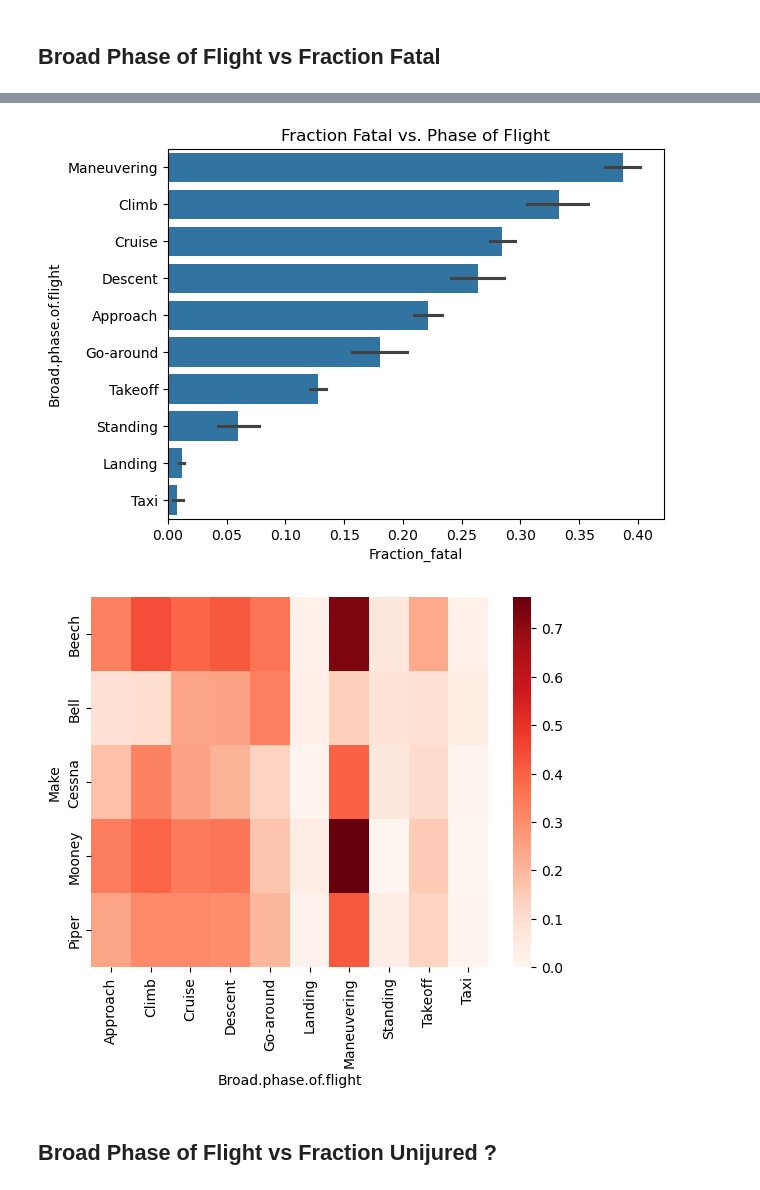
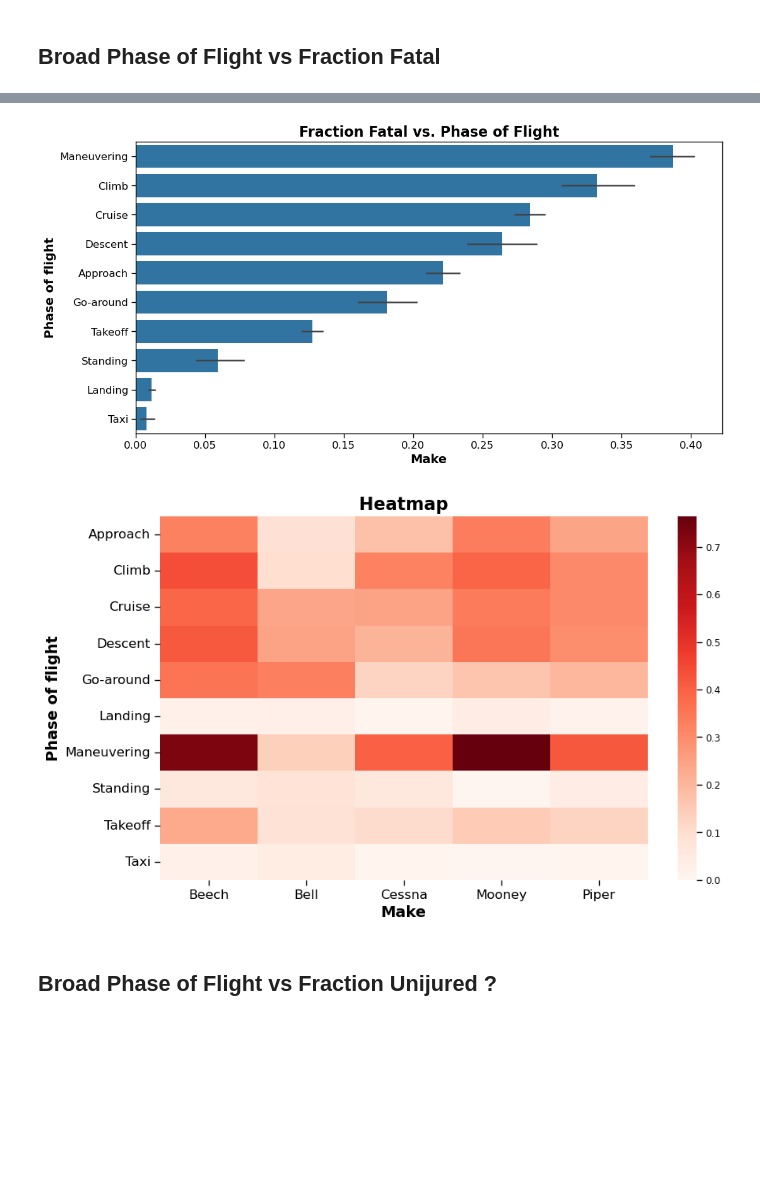
Before and after one commit to jgoett2/Phase1-Airplane-Zach-Jeff, a Jupyter notebook: Analysis.ipynb, the cells around one changed output, grey strips where cells are left out. Saved outputs shown, nothing was run; the diff lists cells and outputs as text; code cells hidden in the pictures; blank space fills up the shorter version.

```diff
--- a/Analysis.ipynb
+++ b/Analysis.ipynb
@@ -104,25 +104,35 @@ Data columns (total 38 columns):
 dtypes: bool(1), float64(8), int64(3), object(26)
 memory usage: 11.0+ MB
 # %%
-fig, ax = plt.subplots()
+fig, ax = plt.subplots(figsize= (12,6))
 
 order = df_phases[["Broad.phase.of.flight","Fraction_fatal"]].groupby("Broad.phase.of.flight").mean().sort_values(by="Fraction_fatal",ascending=False).index
 
 sns.barplot(data=df_phases, y='Broad.phase.of.flight', x = 'Fraction_fatal', order=order, ax=ax)
-ax.set_title("Fraction Fatal vs. Phase of Flight")
+ax.set_title("Fraction Fatal vs. Phase of Flight", fontsize=16, fontweight = 'bold')
+
+ax.tick_params(labelsize=12)
+ax.set_xlabel('Make', fontweight = 'bold', fontsize=14)
+ax.set_ylabel('Phase of flight', fontweight = 'bold', fontsize=14)
 
 fig.savefig("Images/PhaseOfFlightFatality")
 # %% [output]
-[figure, old version]
+[figure, new version]
 # %%
-fig, ax = plt.subplots()
+fig, ax = plt.subplots(figsize=(10,6))
 
-table = pd.pivot_table(df_phases, index=['Make'],columns=['Broad.phase.of.flight'], values='Fraction_fatal')
+#sns.set_context('paper')
+
+table = pd.pivot_table(df_phases, index=['Make'],columns=['Broad.phase.of.flight'], values='Fraction_fatal').T
 sns.heatmap(table, cmap="Reds", ax=ax)
+ax.set_title('Heatmap', fontsize=16, fontweight = 'bold')
+ax.tick_params(labelsize=12)
+ax.set_xlabel('Make', fontweight = 'bold', fontsize=14)
+ax.set_ylabel('Phase of flight', fontweight = 'bold', fontsize=14)
 
-fig.savefig("Images/Fatality_Make_Phases")
+fig.savefig("Images/Fatality_Make_Phases", bbox_inches = 'tight')
 # %% [output]
-[figure, old version]
+[figure, new version]
 # %% [markdown]
 ## Broad Phase of Flight vs Fraction Unijured ?
 # %% [markdown]
```
Also changed, not shown: 2 other files.
